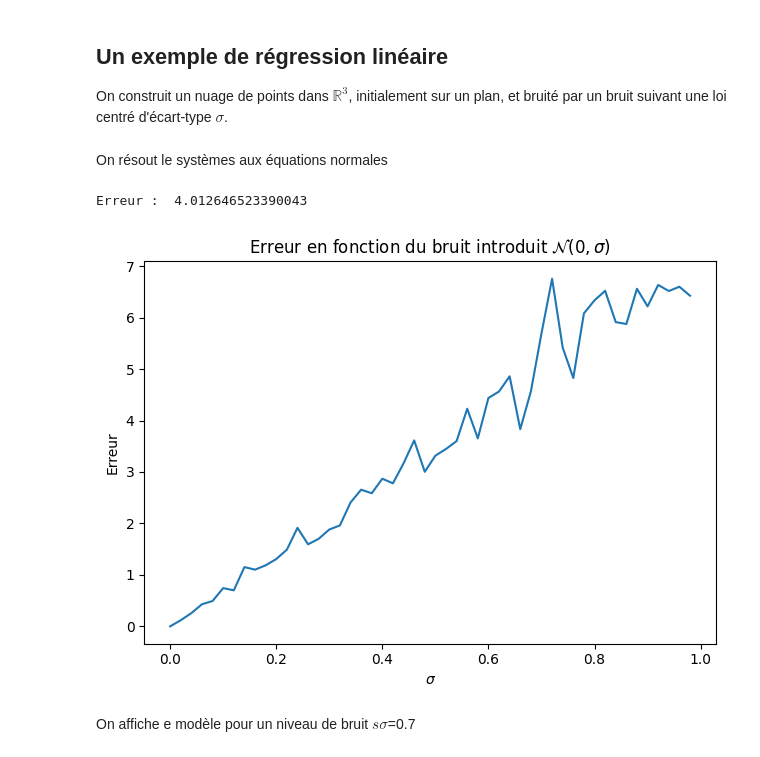
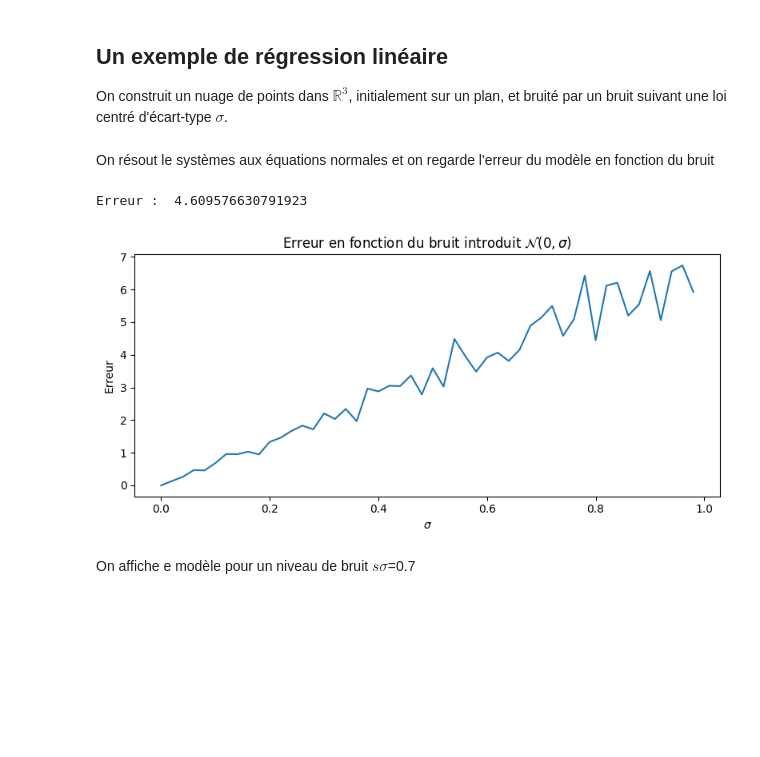
Before and after one commit to vbarra/ANbook, a Jupyter notebook: _sources/mcl.ipynb, the cells around one changed output. Drawn from its saved outputs; the diff is of its cells as text; code cells hidden in the pictures; blank space fills up the shorter version.

```diff
--- a/_sources/mcl.ipynb
+++ b/_sources/mcl.ipynb
@@ -218,27 +218,28 @@ A0 = np.array([[3], [1]])
 A = np.random.rand(nb_data, dim_i)
 Y = np.dot(A,A0) + np.random.normal(scale = 7e-1, size=(nb_data, dim_o))
 # %% [markdown]
-On résout le systèmes aux équations normales
+On résout le systèmes aux équations normales et on regarde l'erreur  du modèle en fonction du bruit
 # %%
 X = dot(inv(dot(A.T,A)),dot(A.T, Y))
 
 # Erreur
 print("Erreur : ",np.linalg.norm(np.dot(A,X)-Y,2))
 err = []
 sigma = [i/50 for i in range(0,50)]
 for s in sigma:
     Y = np.dot(A,A0) + np.random.normal(scale = s, size=(nb_data, dim_o))
     X = dot(inv(dot(A.T,A)),dot(A.T, Y))
     err.append(np.linalg.norm(np.dot(A,X)-Y,2))
 
+plt.figure(figsize=(8,4))
 plt.plot(sigma,err)
 plt.title("Erreur en fonction du bruit introduit $\mathcal{N}(0,\sigma)$")
 plt.xlabel("$\sigma$")
 plt.ylabel("Erreur")
 plt.tight_layout()
 # %% [output]
-Erreur :  4.012646523390043
+Erreur :  4.609576630791923
-[figure, old version]
+[figure, new version]
 # %% [markdown]
 On affiche e modèle pour un niveau de bruit $s\sigma$=0.7
 # %%
```
Also changed, not shown: parts of 4 cells of this notebook, 8 other files.
